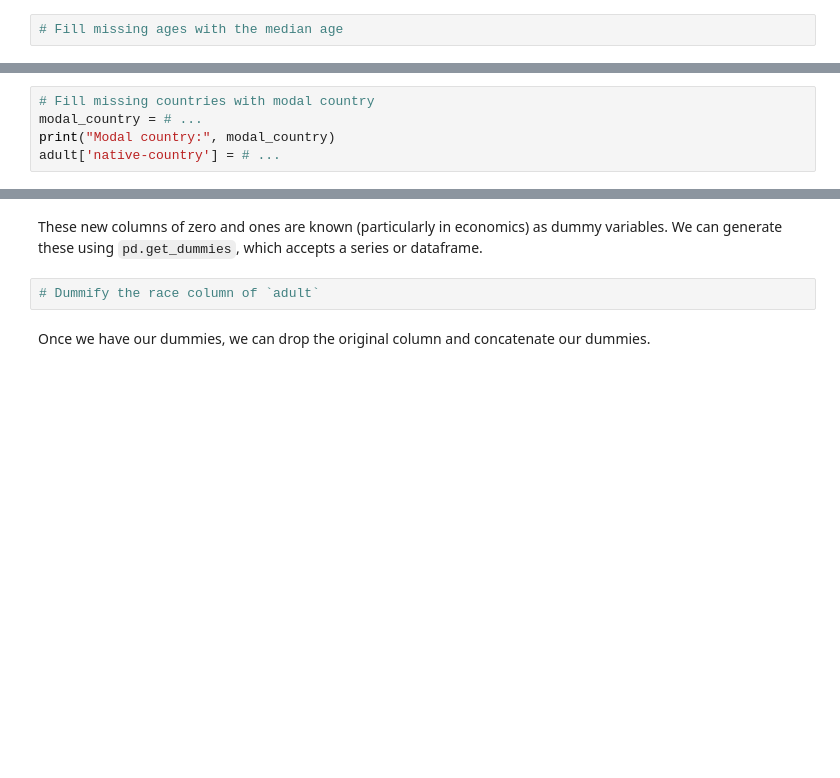
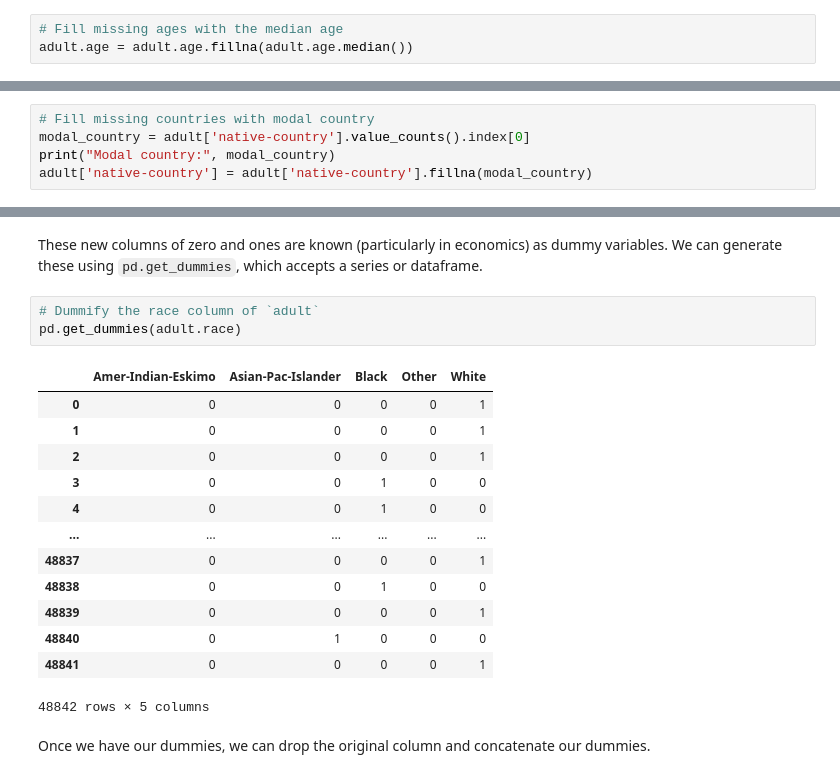
Before and after one commit to JoeBlackSci/python-for-data-science-wdss, a Jupyter notebook: session_4/session-four-teaching-questions.ipynb, the cells around one changed output, grey strips where cells are left out. Saved outputs shown, nothing was run; the diff lists cells and outputs as text; blank space fills up the shorter version.

```diff
--- a/session_4/session-four-teaching-questions.ipynb
+++ b/session_4/session-four-teaching-questions.ipynb
@@ -210,5 +394,6 @@ The two methods of handling missing values above are rather heavy handed. Instea
 When dealing with missing values in continuous columns it makes the some sense to fill these values with the column mean or median.
 # %%
 # Fill missing ages with the median age
+adult.age = adult.age.fillna(adult.age.median())
 # %% [markdown]
 For discrete variables, these may give nonsensical results, so it is often better to use the column mode (most common value). We calculate this using the `value_counts()` method before extracting the first index.
@@ -215,5 +404,5 @@ For discrete variables, these may give nonsensical results, so it is often bette
 # %%
 # Fill missing countries with modal country
-modal_country = # ...
+modal_country = adult['native-country'].value_counts().index[0]
 print("Modal country:", modal_country)
-adult['native-country'] = # ...
+adult['native-country'] = adult['native-country'].fillna(modal_country)
@@ -306,6 +542,21 @@ The most common encoding technique for **categorical** text variables is called
 These new columns of zero and ones are known (particularly in economics) as dummy variables. We can generate these using `pd.get_dummies`, which accepts a series or dataframe.
 # %%
 # Dummify the race column of `adult`
+pd.get_dummies(adult.race)
+# %% [output]
+|  | Amer-Indian-Eskimo | Asian-Pac-Islander | Black | Other | White |
+| 0 | 0 | 0 | 0 | 0 | 1 |
+| 1 | 0 | 0 | 0 | 0 | 1 |
+| 2 | 0 | 0 | 0 | 0 | 1 |
+| 3 | 0 | 0 | 1 | 0 | 0 |
+| 4 | 0 | 0 | 1 | 0 | 0 |
+| ... | ... | ... | ... | ... | ... |
+| 48837 | 0 | 0 | 0 | 0 | 1 |
+| 48838 | 0 | 0 | 1 | 0 | 0 |
+| 48839 | 0 | 0 | 0 | 0 | 1 |
+| 48840 | 0 | 1 | 0 | 0 | 0 |
+| 48841 | 0 | 0 | 0 | 0 | 1 |
+48842 rows × 5 columns
 # %% [markdown]
 Once we have our dummies, we can drop the original column and concatenate our dummies.
 # %% [markdown]
```
Also changed, not shown: parts of 33 cells of this notebook, 1 other file.
